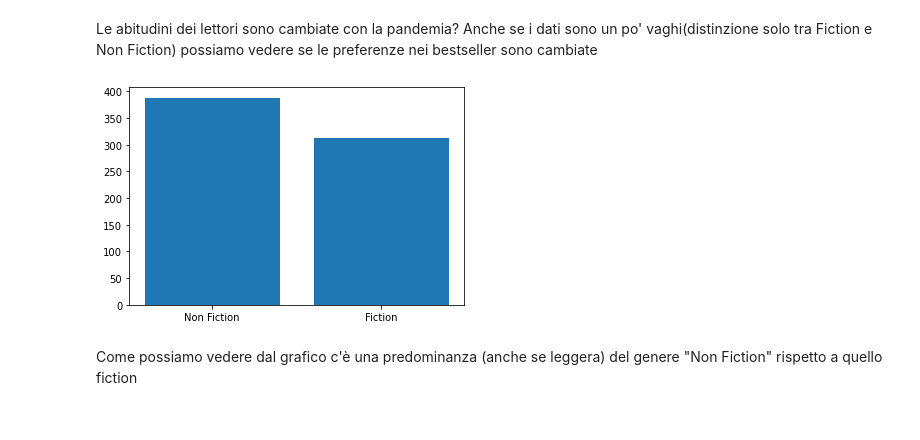
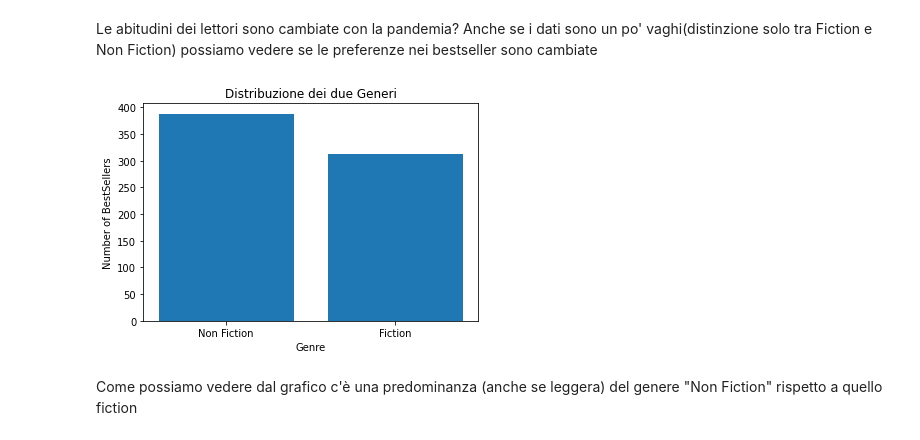
Before and after one commit to Nenne2000/BestSellerAmazon_Notebook, a Jupyter notebook: Notebook.ipynb, the cells around one changed output. Cells and saved outputs as stored; diff of their text form; code cells hidden in the pictures.

```diff
--- a/Notebook.ipynb
+++ b/Notebook.ipynb
@@ -210,9 +207,12 @@ Le abitudini dei lettori sono cambiate con la pandemia? Anche se i dati sono un
 # %%
 counts = book["Genre"].value_counts()
 plt.bar(counts.index,counts.values)
+plt.title("Distribuzione dei due Generi")
+plt.ylabel("Number of BestSellers")
+plt.xlabel("Genre")
 plt.show()
 # %% [output]
-[figure, old version]
+[figure, new version]
 # %% [markdown]
 Come possiamo vedere dal grafico c'è una predominanza (anche se leggera) del genere "Non Fiction" rispetto a quello fiction
 # %%
```
Also changed, not shown: parts of 56 cells of this notebook.
